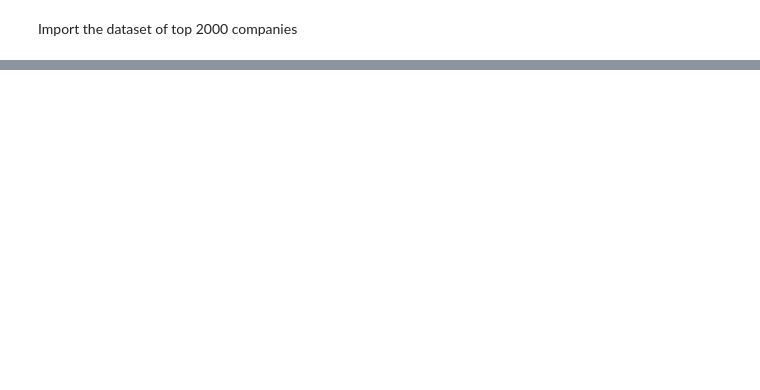
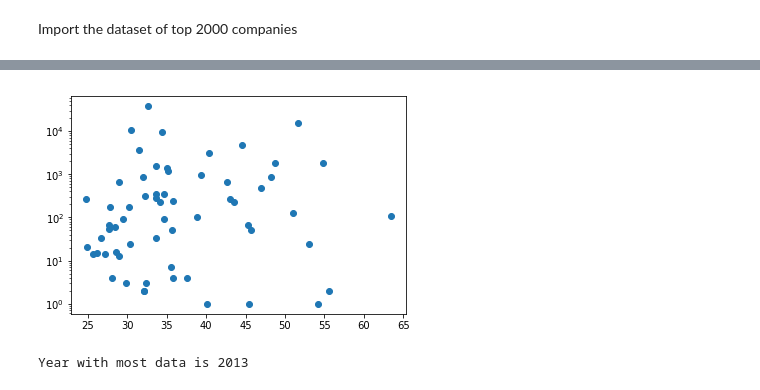
Before and after one commit to eddieshengyuwang/project_ada_akbar, a Jupyter notebook: Gianluca.ipynb, the cells around one changed output, grey strips where cells are left out. Cells and saved outputs as stored; diff of their text form; code cells hidden in the pictures; blank space fills up the shorter version.

```diff
--- a/Gianluca.ipynb
+++ b/Gianluca.ipynb
@@ -59,0 +111,6 @@ KeyError: '2011'
+# %%
+ax = plt.gca()
+ax.scatter(country_count_gini['Gini Coefficient'],country_count_gini['n_companies_offshore'])
+ax.set_yscale('log')
+# %% [output]
+[figure, added]
@@ -59,0 +119,10 @@ KeyError: '2011'
+# %%
+years=range(1990, 2018)
+years_count=np.array([])
+
+for year in years:
+
+    years_count=np.append(years_count,df_tax_weight[str(year)].notnull().sum())
+print ('Year with most data is', years[np.argmax(years_count)])
+# %% [output]
+Year with most data is 2013
```
Also changed, not shown: parts of 32 cells of this notebook.
